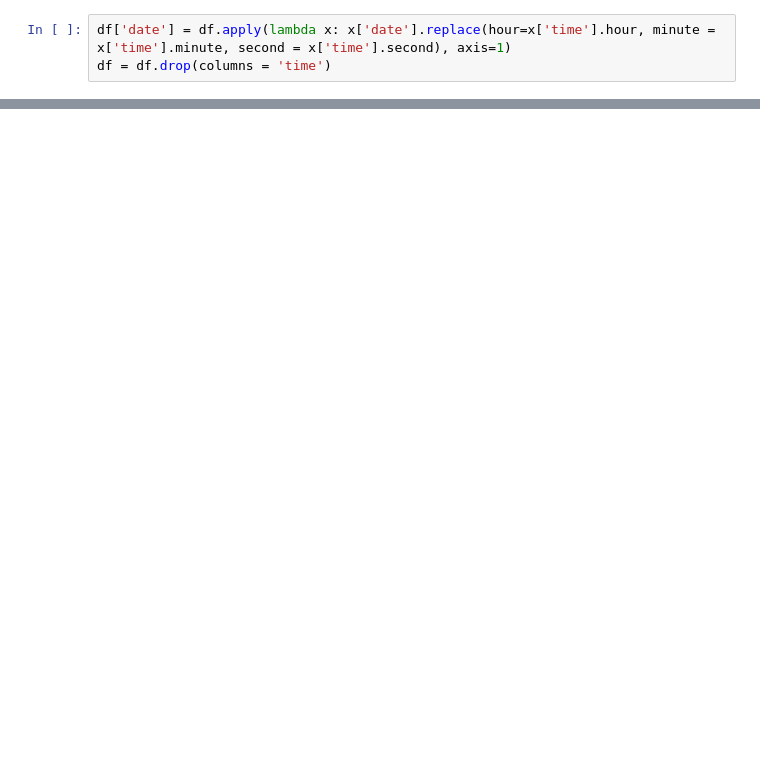
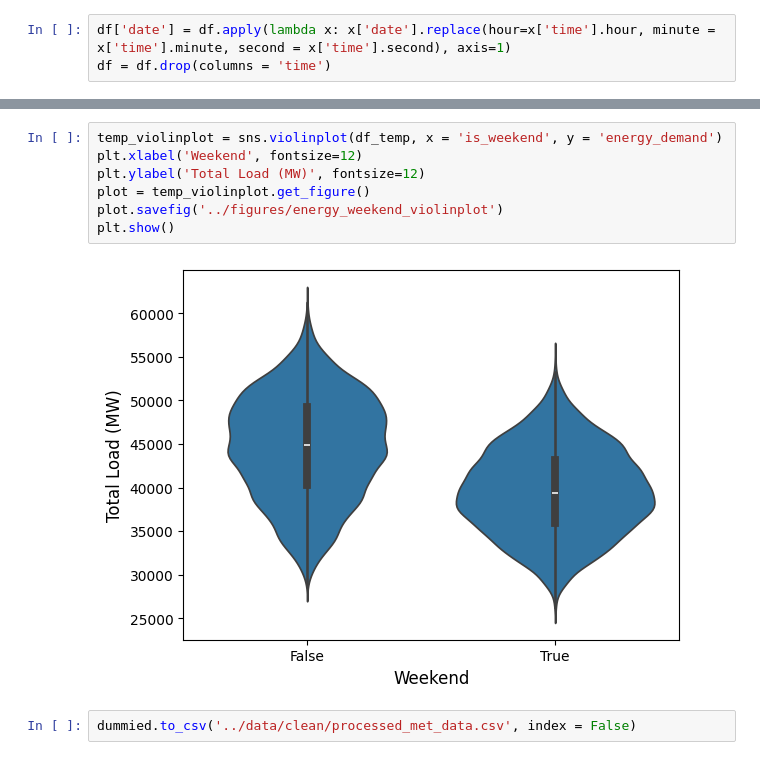
Before and after one commit to SiddiJr/energy-load-forecast, a Jupyter notebook: notebooks/EDA.ipynb, the cells around one changed output, grey strips where cells are left out. Cells and saved outputs as stored; diff of their text form; blank space fills up the shorter version.

```diff
--- a/notebooks/EDA.ipynb
+++ b/notebooks/EDA.ipynb
@@ -55,0 +112,11 @@ df.to_csv('../data/clean/processed_met_data.csv', index = False)
+# %%
+temp_violinplot = sns.violinplot(df_temp, x = 'is_weekend', y = 'energy_demand')
+plt.xlabel('Weekend', fontsize=12)
+plt.ylabel('Total Load (MW)', fontsize=12)
+plot = temp_violinplot.get_figure()
+plot.savefig('../figures/energy_weekend_violinplot')
+plt.show()
+# %% [output]
+[figure, added]
+# %%
+dummied.to_csv('../data/clean/processed_met_data.csv', index = False)
```
Also changed, not shown: parts of 7 cells of this notebook.
